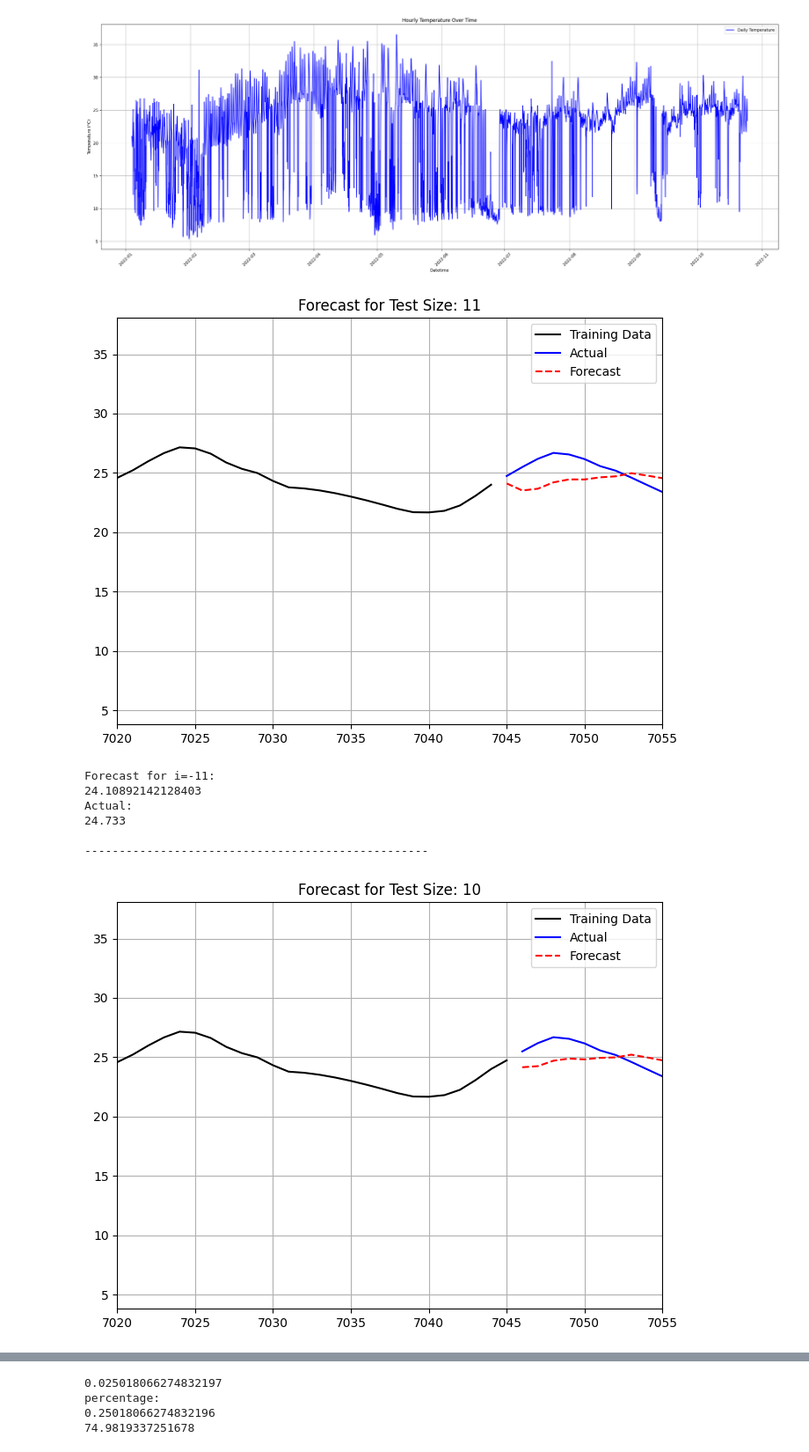
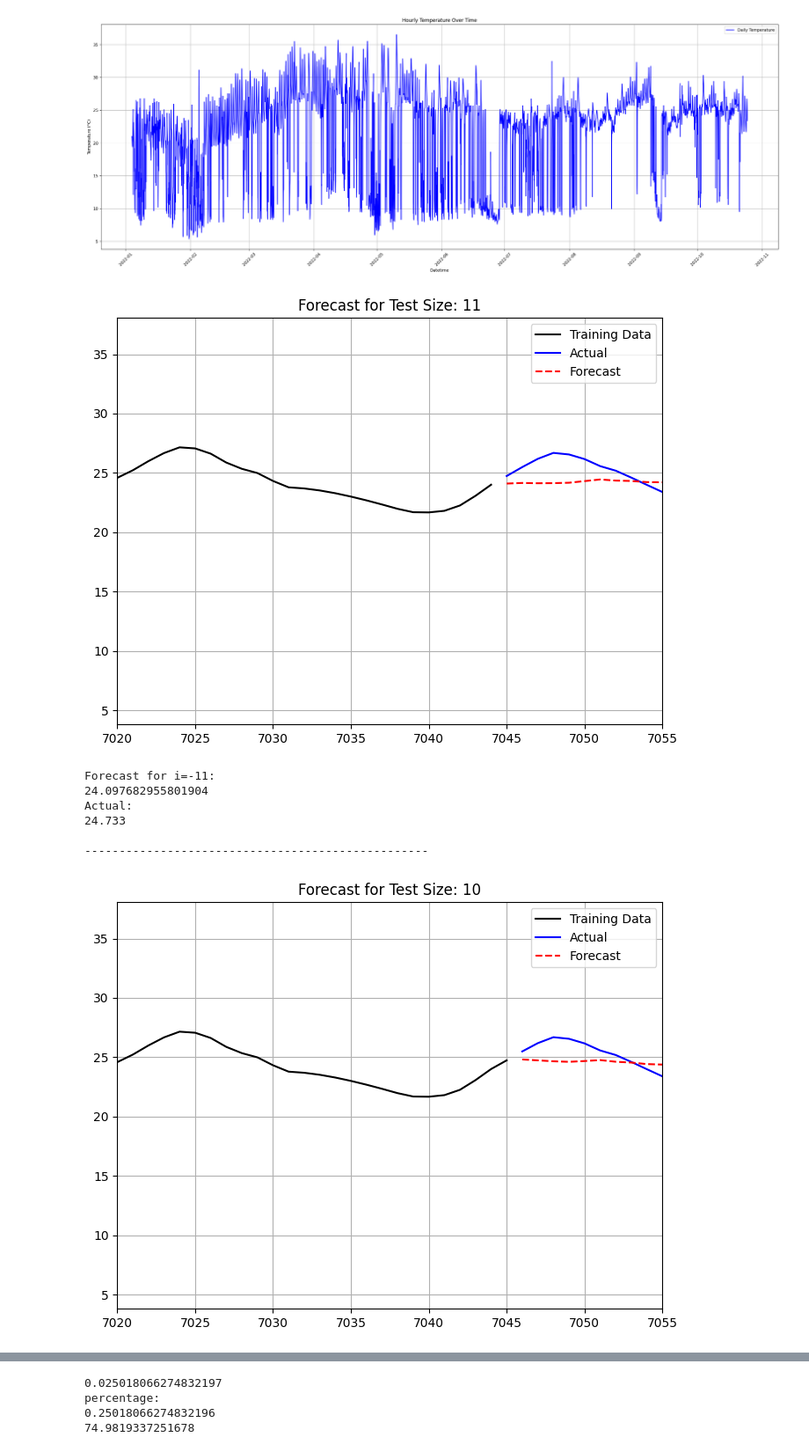
Before and after one commit to Grid-Resilience-Wentworth-Collaboration/time-series-tutorials-2025, a Jupyter notebook: WeatherPrediction.ipynb, the cells around one changed output, grey strips where cells are left out. Shown at 88% size. Drawn from its saved outputs; the diff is of its cells as text; code cells hidden in the pictures.

```diff
--- a/WeatherPrediction.ipynb
+++ b/WeatherPrediction.ipynb
@@ -49,40 +49,40 @@ actual_vs_forecast = []
 m = 0
 for i in range(-11, -1, 1):  # Loop from -200 to -210
     trainy = df["Hourly_Temp"].iloc[:i]  # Training set
     testy = df["Hourly_Temp"].iloc[i:]   # Testing set
 
     # Fit SARIMAX model
-    model = SARIMAX(trainy, order=(3, 1, 1), seasonal_order=(0, 1, 1, 12))
+    model = SARIMAX(trainy, order=(3, 1, 1), seasonal_order=(0, 1, 2, 12), exog=train_exog)
     model_fit = model.fit()
 
     # Forecasting
     forecast = model_fit.forecast(steps=abs(i))  # Forecast length matches test set size
     plt.figure(figsize=(8, 6))
     plt.xlim(7020,testy.index[-1])
     plt.plot(trainy.index, trainy.values, label="Training Data", color='black')
     plt.plot(testy.index, testy, label="Actual", color='blue')
     plt.plot(testy.index, forecast, label="Forecast", color='red', linestyle='dashed')
 
     plt.grid()
     plt.legend()
     plt.title(f"Forecast for Test Size: {abs(i)}")
 
     plt.show()
 
     print(f"Forecast for i={i}:")
     print(forecast.tolist()[0])  # Convert to list for cleaner output
     print("Actual:")
     print(testy.tolist()[i])
     print("\n" + "-"*50 + "\n")  # Separator for readability
     x = ((testy.tolist()[i] - forecast.tolist()[0]) / testy.tolist()[i])
     m = x + m
 # %% [output]
-[figure, old version]
+[figure, new version]
 Forecast for i=-11:
-24.10892142128403
+24.097682955801904
 Actual:
 24.733
 
 --------------------------------------------------
-[figure, old version]
+[figure, new version]
 Forecast for i=-10:
```
Also changed, not shown: parts of 2 cells of this notebook, 1 other file.
